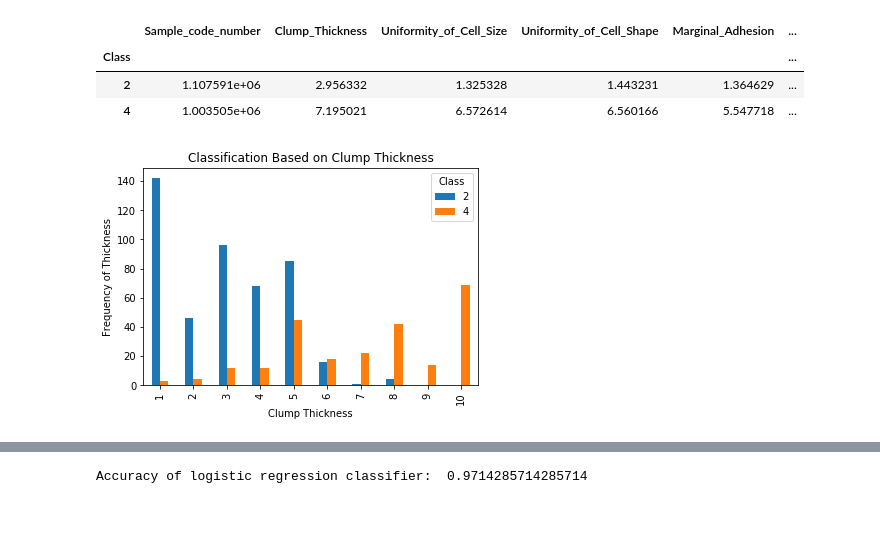
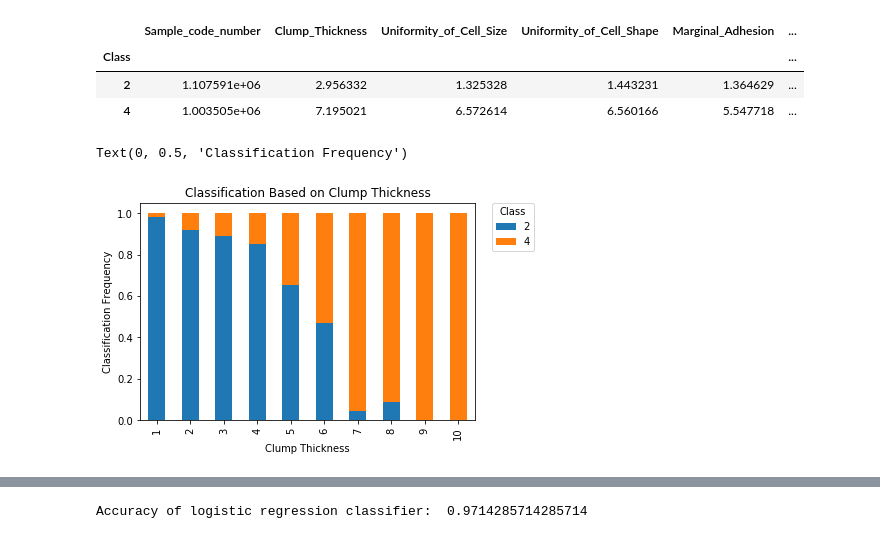
Before and after one commit to PhathuAuti/logreg_cancer, a Jupyter notebook: Predict Breast Cancer.ipynb, the cells around one changed output, grey strips where cells are left out. Saved outputs shown, nothing was run; the diff lists cells and outputs as text; code cells hidden in the pictures.

```diff
--- a/Predict Breast Cancer.ipynb
+++ b/Predict Breast Cancer.ipynb
@@ -90,11 +90,13 @@ cancer.groupby("Class").mean()
 | 2 | 1.107591e+06 | 2.956332 | 1.325328 | 1.443231 | 1.364629 | ... |
 | 4 | 1.003505e+06 | 7.195021 | 6.572614 | 6.560166 | 5.547718 | ... |
 # %%
-pd.crosstab(cancer["Clump_Thickness"], cancer["Class"]).plot(kind = 'bar')
+table_1 = pd.crosstab(cancer["Clump_Thickness"], cancer["Class"])
+table_1.div(table_1.sum(1).astype(float), axis = 0).plot(kind = 'bar', stacked = True)
 plt.title('Classification Based on Clump Thickness')
+plt.legend(title = 'Class', bbox_to_anchor = (1.05, 1), loc = 2, borderaxespad = 0.)
 plt.xlabel('Clump Thickness')
-plt.ylabel('Frequency of Thickness')
-plt.savefig('clump_thick')
+plt.ylabel('Classification Frequency')
 # %% [output]
+Text(0, 0.5, 'Classification Frequency')
-[figure, old version]
+[figure, new version]
 # %%
```
Also changed, not shown: parts of 11 cells of this notebook.
